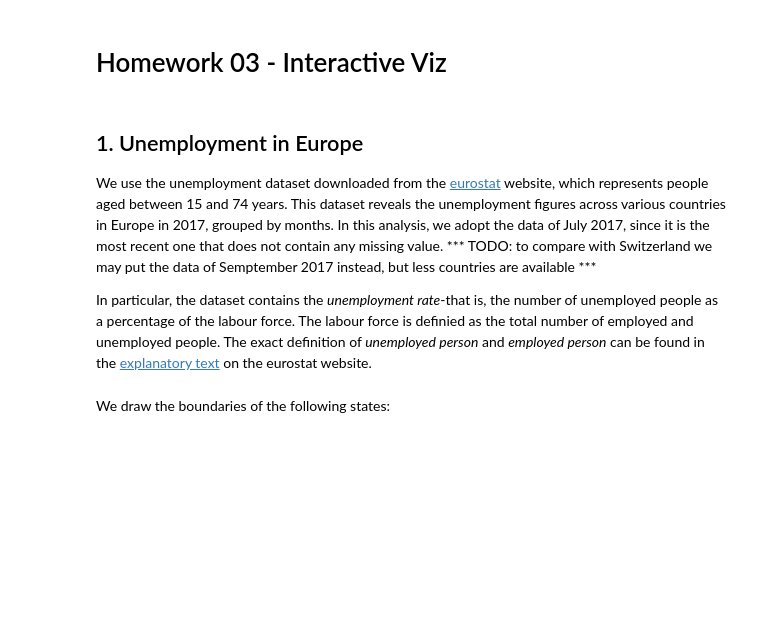
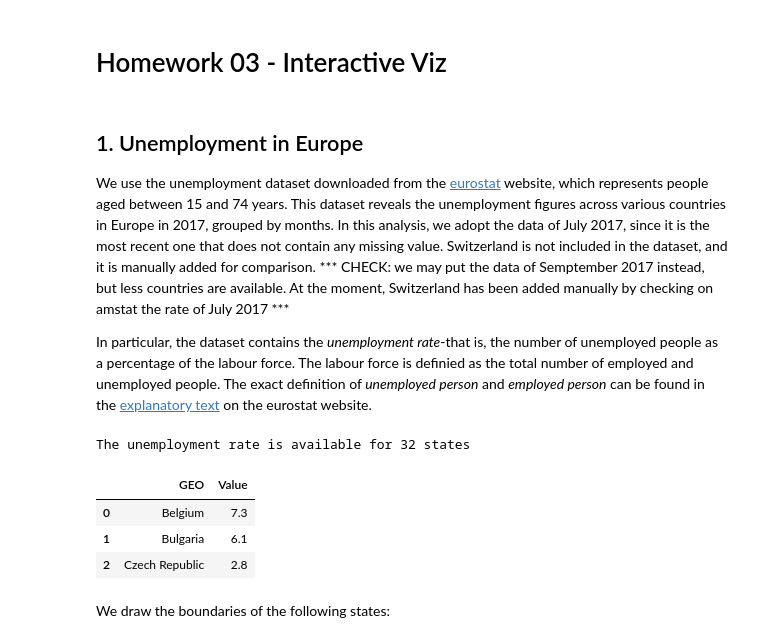
Before and after one commit to tarmeens/ada-homework, a Jupyter notebook: 03 - Interactive Viz/homework3.ipynb, the cells around one changed output. Saved outputs shown, nothing was run; the diff lists cells and outputs as text; code cells hidden in the pictures; blank space fills up the shorter version.

```diff
--- a/03 - Interactive Viz/homework3.ipynb
+++ b/03 - Interactive Viz/homework3.ipynb
@@ -11,40 +11,43 @@ import numpy as np
 %matplotlib inline
 # %% [markdown]
 ## 1. Unemployment in Europe
-We use the unemployment dataset downloaded from the [eurostat](http://ec.europa.eu/eurostat/data/database) website, which represents people aged between 15 and 74 years. This dataset reveals the unemployment figures across various countries in Europe in 2017, grouped by months. In this analysis, we adopt the data of July 2017, since it is the most recent one that does not contain any missing value. *** TODO: to compare with Switzerland we may put the data of Semptember 2017 instead, but less countries are available ***
+We use the unemployment dataset downloaded from the [eurostat](http://ec.europa.eu/eurostat/data/database) website, which represents people aged between 15 and 74 years. This dataset reveals the unemployment figures across various countries in Europe in 2017, grouped by months. In this analysis, we adopt the data of July 2017, since it is the most recent one that does not contain any missing value. Switzerland is not included in the dataset, and it is manually added for comparison. *** CHECK: we may put the data of Semptember 2017 instead, but less countries are available. At the moment, Switzerland has been added manually by checking on amstat the rate of July 2017 ***
 
 In particular, the dataset contains the _unemployment rate_-that is, the number of unemployed people as a percentage of the labour force. The labour force is definied as the total number of employed and unemployed people. The exact definition of _unemployed person_ and _employed person_ can be found in the [explanatory text](http://ec.europa.eu/eurostat/cache/metadata/en/une_esms.htm) on the eurostat website.
 # %%
-# Load the data that contains the unemployement statistics in Europe
+# Load the data that contains the unemployment statistics in Europe
 europe_unemploy_rate_path = 'datasets/europe_unemploy_2017.csv' ; period = "2017M07"
 #europe_unemploy_rate_path = 'datasets/europe_unemploy_ratio.csv'; period = 2016
 europe_unemploy_rate = pd.read_csv(europe_unemploy_rate_path)
 
 # Select only the totals from the most recent year (2016)
 europe_unemploy_rate = europe_unemploy_rate.loc[\
     (europe_unemploy_rate.TIME==period) & (europe_unemploy_rate.SEX=="Total") & (~europe_unemploy_rate.GEO.str.contains("European|Euro")), \
     ["GEO","Value"]]
 
 # Since we need to merge this data with the TopoJSON data, we have to make sure that the country names are matched
 europe_unemploy_rate.loc[europe_unemploy_rate.GEO.str.contains("Germany"), "GEO"] = "Germany"
 #europe_unemploy_rate.loc[europe_unemploy_rate.GEO.str.contains("Macedonia"), "GEO"] = "The former Yugoslav Republic of Macedonia"
 
 # Remove countries where data is not available
 europe_unemploy_rate = europe_unemploy_rate[(europe_unemploy_rate.Value != ":")]
 
-# Remove countries that are out of the area of interest
-europe_unemploy_rate = europe_unemploy_rate[(europe_unemploy_rate.GEO !="Japan")]
-europe_unemploy_rate = europe_unemploy_rate[(europe_unemploy_rate.GEO !="United States")]
-
 # Add Switzerland manually, data of July is taken from amstat
 europe_unemploy_rate.loc[len(europe_unemploy_rate)] = ["Switzerland", 3.0]
 
 
 # Convert to float
 europe_unemploy_rate.Value = europe_unemploy_rate.Value.astype(float)
 
 print("The unemployment rate is available for", europe_unemploy_rate.shape[0], "states")
-europe_unemploy_rate
+# Show first entries
+europe_unemploy_rate.head(3)
+# %% [output]
+The unemployment rate is available for 32 states
+|  | GEO | Value |
+| 0 | Belgium | 7.3 |
+| 1 | Bulgaria | 6.1 |
+| 2 | Czech Republic | 2.8 |
 # %% [markdown]
 We draw the boundaries of the following states:
 # %%
```
Also changed, not shown: parts of 35 cells of this notebook.
